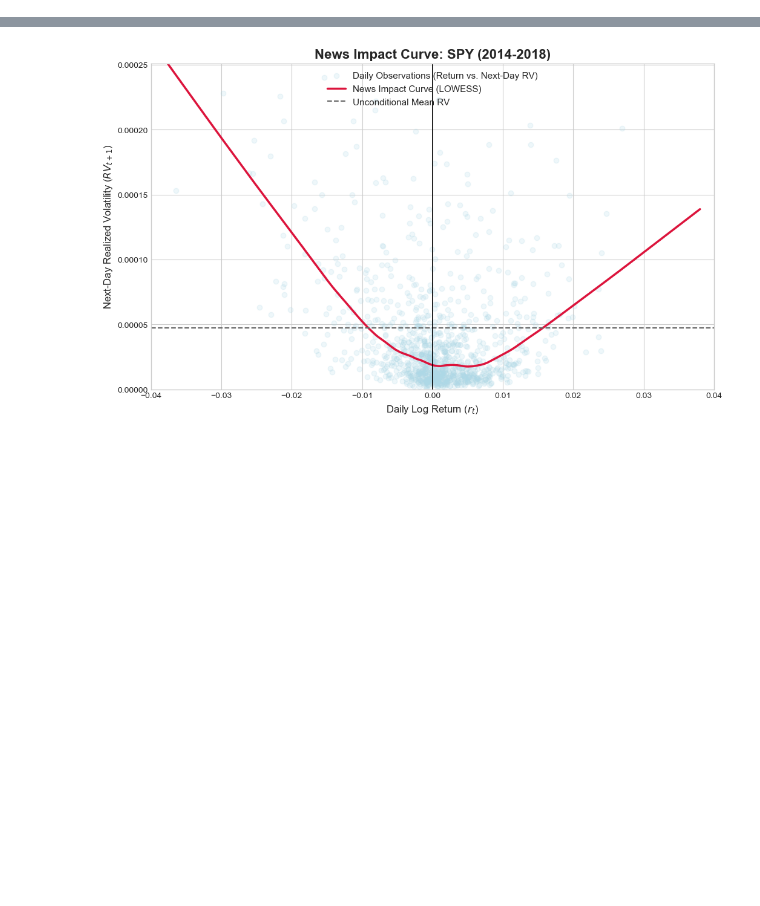
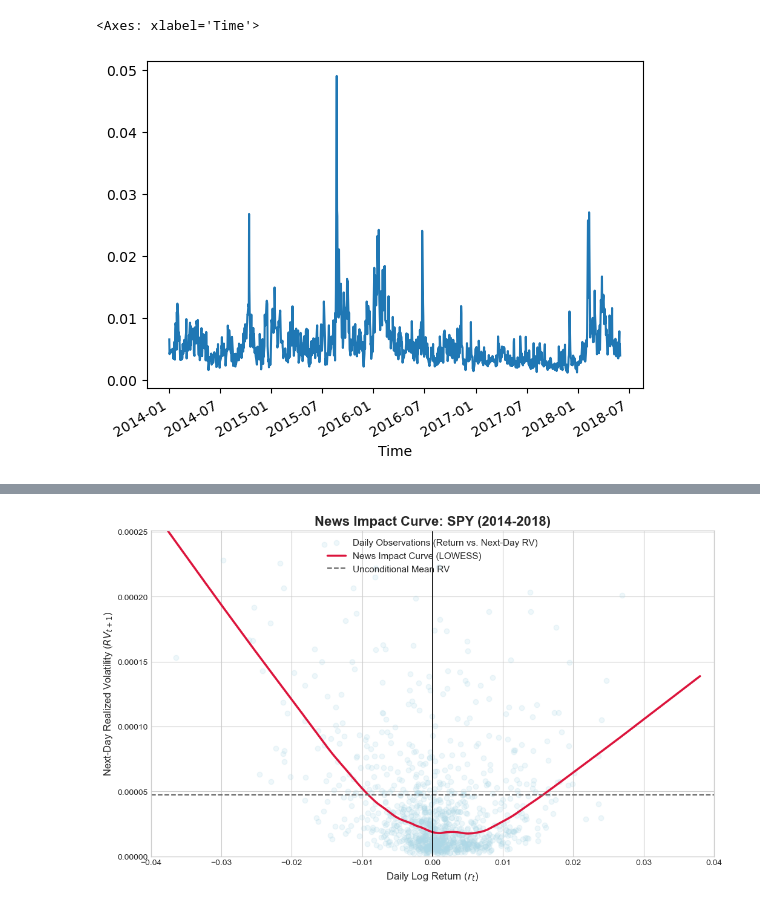
Before and after one commit to HyunminHong/Kalman-Heston-Filter, a Jupyter notebook: simulation_studies/empirical_data.ipynb, the cells around one changed output, grey strips where cells are left out. Drawn from its saved outputs; the diff is of its cells as text; code cells hidden in the pictures; blank space fills up the shorter version.

```diff
--- a/simulation_studies/empirical_data.ipynb
+++ b/simulation_studies/empirical_data.ipynb
@@ -40,3 +40,8 @@ df = df.set_index('Time')
 df.index = pd.to_datetime(df.index)
 df = df.loc[pd.to_datetime('2014-01-01'):pd.to_datetime('2018-06-01')]
 df['return'] = np.log(df['close_price']).diff()
+# %%
+np.sqrt(df['rv10']).plot()
+# %% [output]
+<Axes: xlabel='Time'>
+[figure, added]
```
Also changed, not shown: parts of 2 cells of this notebook.
